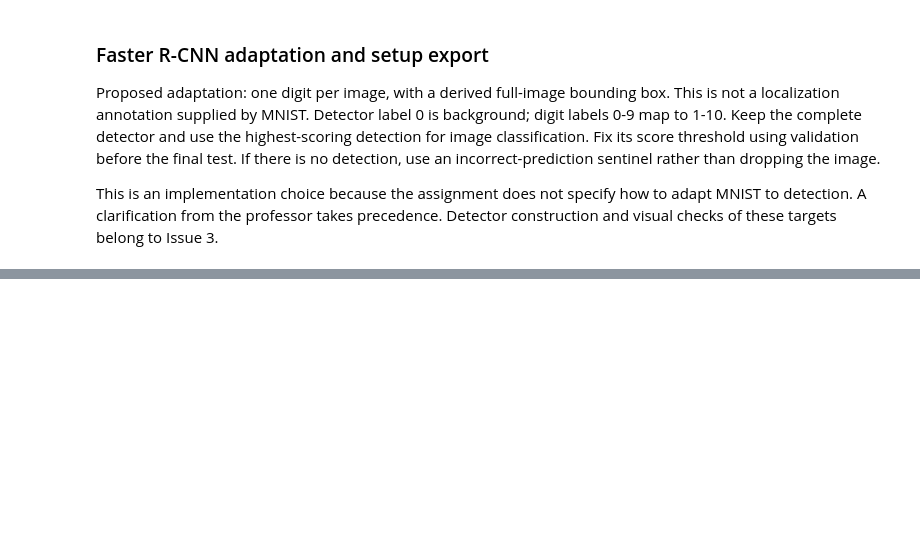
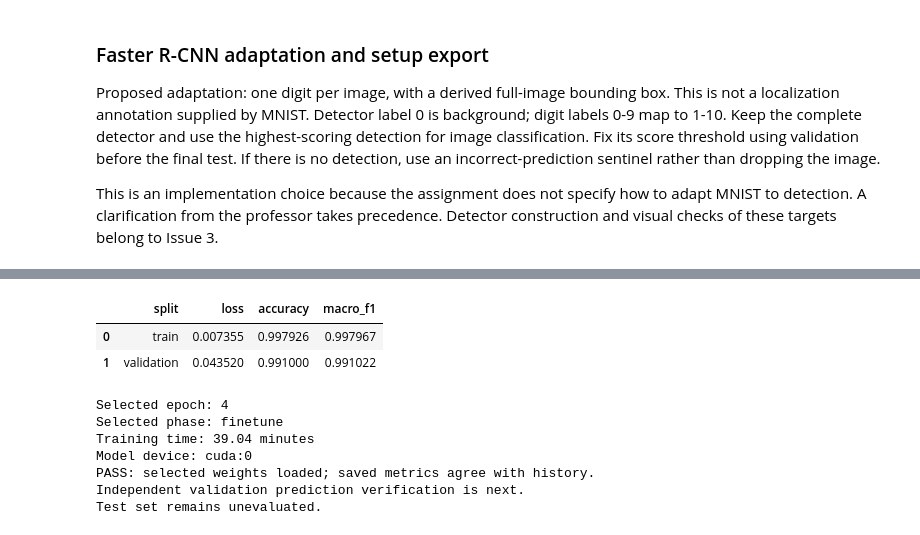
Before and after one commit to soulaimane-22/Deep-Learning-Lab2, a Jupyter notebook: notebooks/03_vgg16_mnist.ipynb, the cells around one changed output, grey strips where cells are left out. Cells and saved outputs as stored; diff of their text form; code cells hidden in the pictures; blank space fills up the shorter version.

```diff
--- a/notebooks/03_vgg16_mnist.ipynb
+++ b/notebooks/03_vgg16_mnist.ipynb
@@ -279,0 +1578,79 @@ Load pretrained VGG16 weights, adapt transforms and the classifier, and fine-tun
+# %%
+vgg_run_config = json.loads(
+    (RESULTS_DIR / "vgg16_run_config.json").read_text(encoding="utf-8")
+)
+vgg_history_df = pd.read_csv(RESULTS_DIR / "vgg16_training_history.csv")
+
+vgg_checkpoint_path = Path("/kaggle/working/checkpoints/vgg16_best.pt")
+vgg_checkpoint = torch.load(
+    vgg_checkpoint_path,
+    map_location="cpu",
+    weights_only=True,
+)
+
+assert vgg_checkpoint["split_sha256"] == split_hash
+assert vgg_run_config["split_sha256"] == split_hash
+assert vgg_run_config["test_evaluated"] is False
+
+vgg_selected_epoch = int(vgg_checkpoint["selected_epoch"])
+assert vgg_selected_epoch == vgg_run_config["selected_epoch"]
+
+selected_rows = vgg_history_df.loc[
+    vgg_history_df["epoch"] == vgg_selected_epoch
+]
+assert len(selected_rows) == 1
+selected_row = selected_rows.iloc[0]
+
+assert selected_row["phase"] == vgg_checkpoint["selected_phase"]
+assert vgg_selected_epoch == int(
+    vgg_history_df.loc[
+        vgg_history_df["validation_loss"].idxmin(), "epoch"
+    ]
+)
+
+for split in ("train", "validation"):
+    for metric in ("loss", "accuracy", "macro_f1"):
+        saved_value = vgg_checkpoint["metrics"][split][metric]
+        assert np.isclose(
+            saved_value,
+            selected_row[f"{split}_{metric}"],
+            rtol=1e-8,
+            atol=1e-10,
+        )
+        assert np.isclose(
+            saved_value,
+            vgg_run_config["selected_metrics"][split][metric],
+            rtol=1e-8,
+            atol=1e-10,
+        )
+
+vgg_model.load_state_dict(vgg_checkpoint["model_state_dict"], strict=True)
+vgg_model = vgg_model.to(device)
+vgg_model.eval()
+
+vgg_selected_metrics = vgg_checkpoint["metrics"]
+del vgg_checkpoint
+
+display(pd.DataFrame([
+    {"split": split, **metrics}
+    for split, metrics in vgg_selected_metrics.items()
+]))
+
+print("Selected epoch:", vgg_selected_epoch)
+print("Selected phase:", vgg_run_config["selected_phase"])
+print("Training time:", round(vgg_run_config["training_seconds"] / 60, 2), "minutes")
+print("Model device:", next(vgg_model.parameters()).device)
+print("PASS: selected weights loaded; saved metrics agree with history.")
+print("Independent validation prediction verification is next.")
+print("Test set remains unevaluated.")
+# %% [output]
+|  | split | loss | accuracy | macro_f1 |
+| 0 | train | 0.007355 | 0.997926 | 0.997967 |
+| 1 | validation | 0.043520 | 0.991000 | 0.991022 |
+Selected epoch: 4
+Selected phase: finetune
+Training time: 39.04 minutes
+Model device: cuda:0
+PASS: selected weights loaded; saved metrics agree with history.
+Independent validation prediction verification is next.
+Test set remains unevaluated.
```
Also changed, not shown: parts of 26 cells of this notebook, 4 other files.
